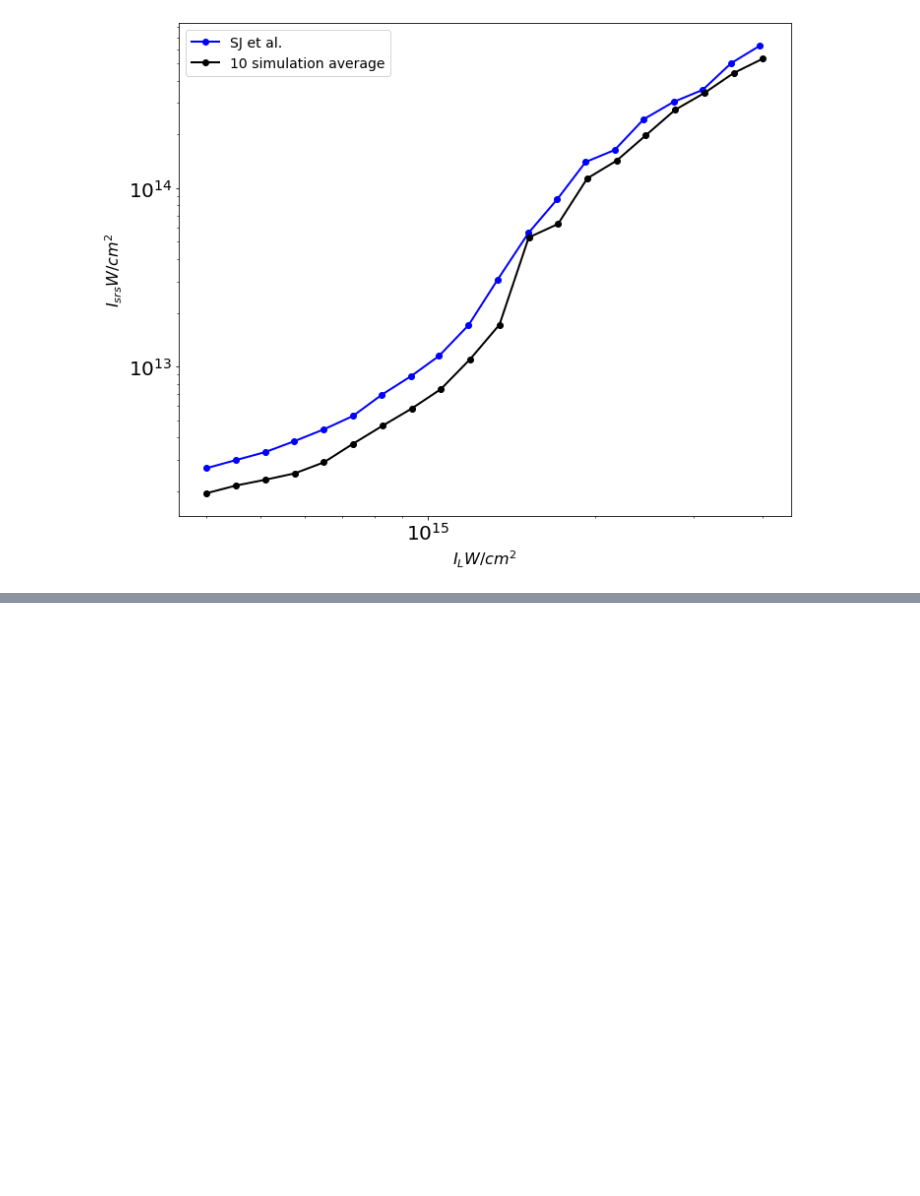
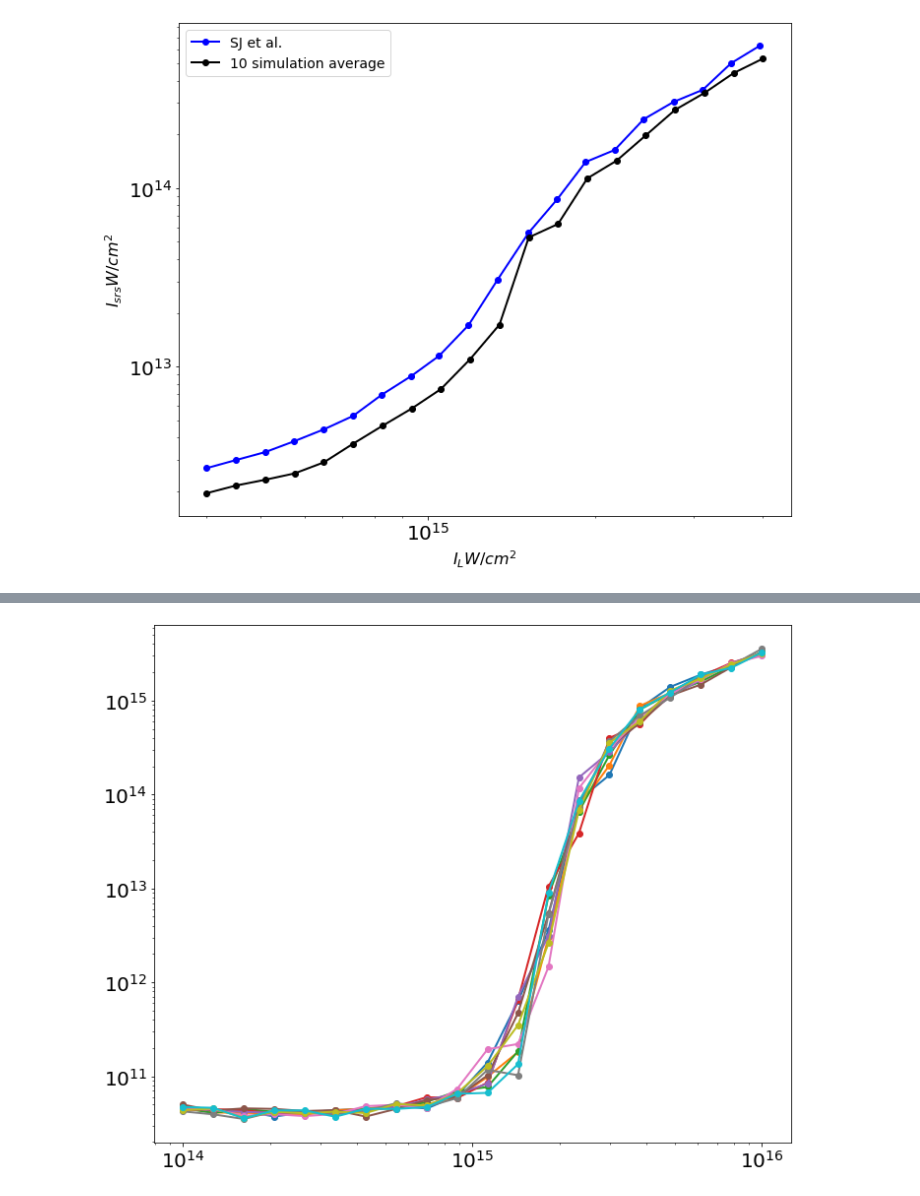
Before and after one commit to gosling123/epoch_surra, a Jupyter notebook: reflectivity_test/Ensemble_Average_Test.ipynb, the cells around one changed output, grey strips where cells are left out. Cells and saved outputs as stored; diff of their text form; code cells hidden in the pictures; blank space fills up the shorter version.

```diff
--- a/reflectivity_test/Ensemble_Average_Test.ipynb
+++ b/reflectivity_test/Ensemble_Average_Test.ipynb
@@ -84,0 +93,10 @@ plt.gcf().set_size_inches(30,10)
+# %%
+I = np.load('Ensemble_I_test_2048.npy')
+I_srs= np.load('Ensemble_SRS_test_2048.npy')
+# %%
+for i in range(10):
+
+    plt.loglog(I[i], I_srs[i], '-o')
+    plt.gcf().set_size_inches(10,8)
+# %% [output]
+[figure, added]
```
Also changed, not shown: parts of 12 cells of this notebook, 4 other files.
